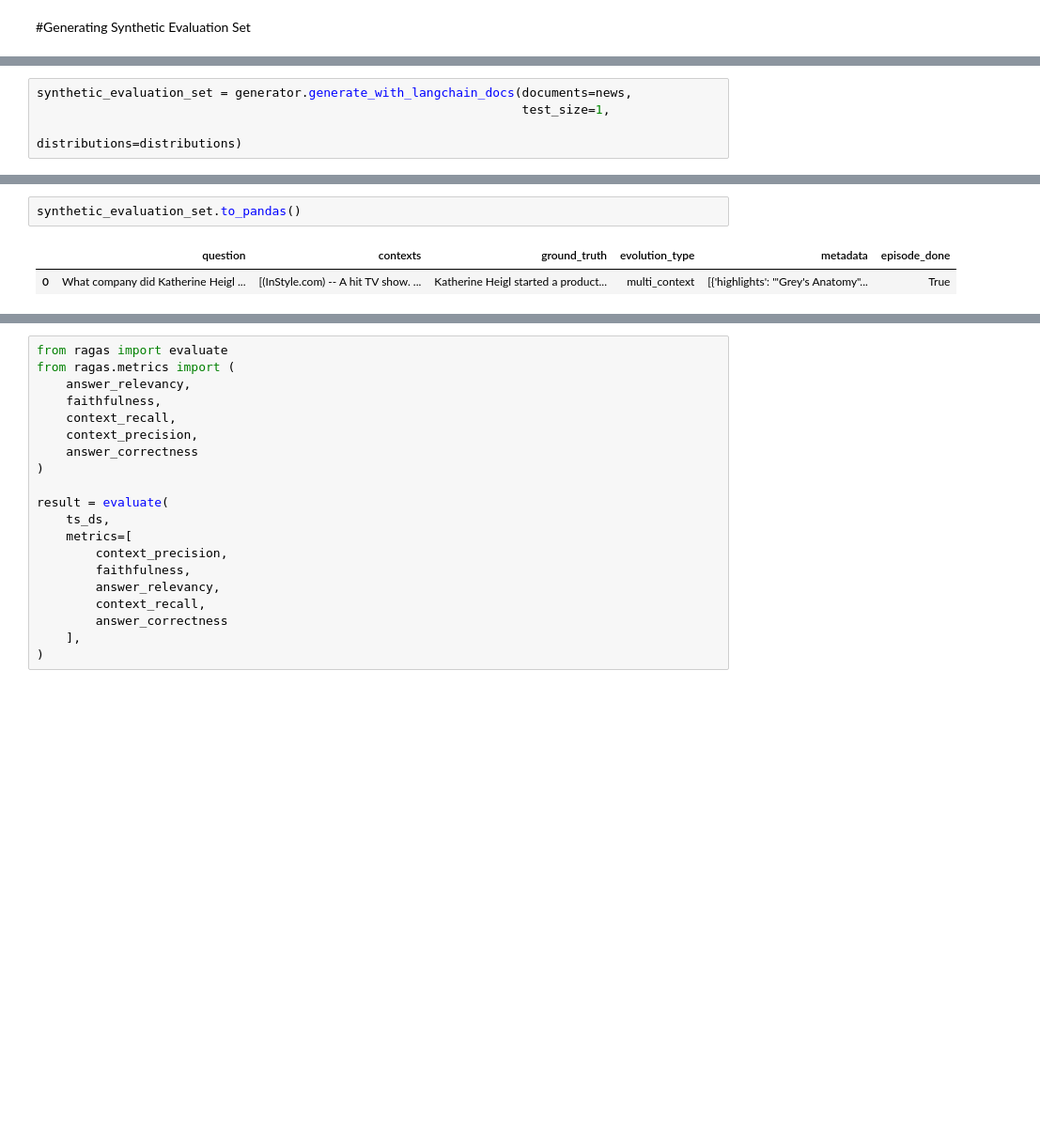
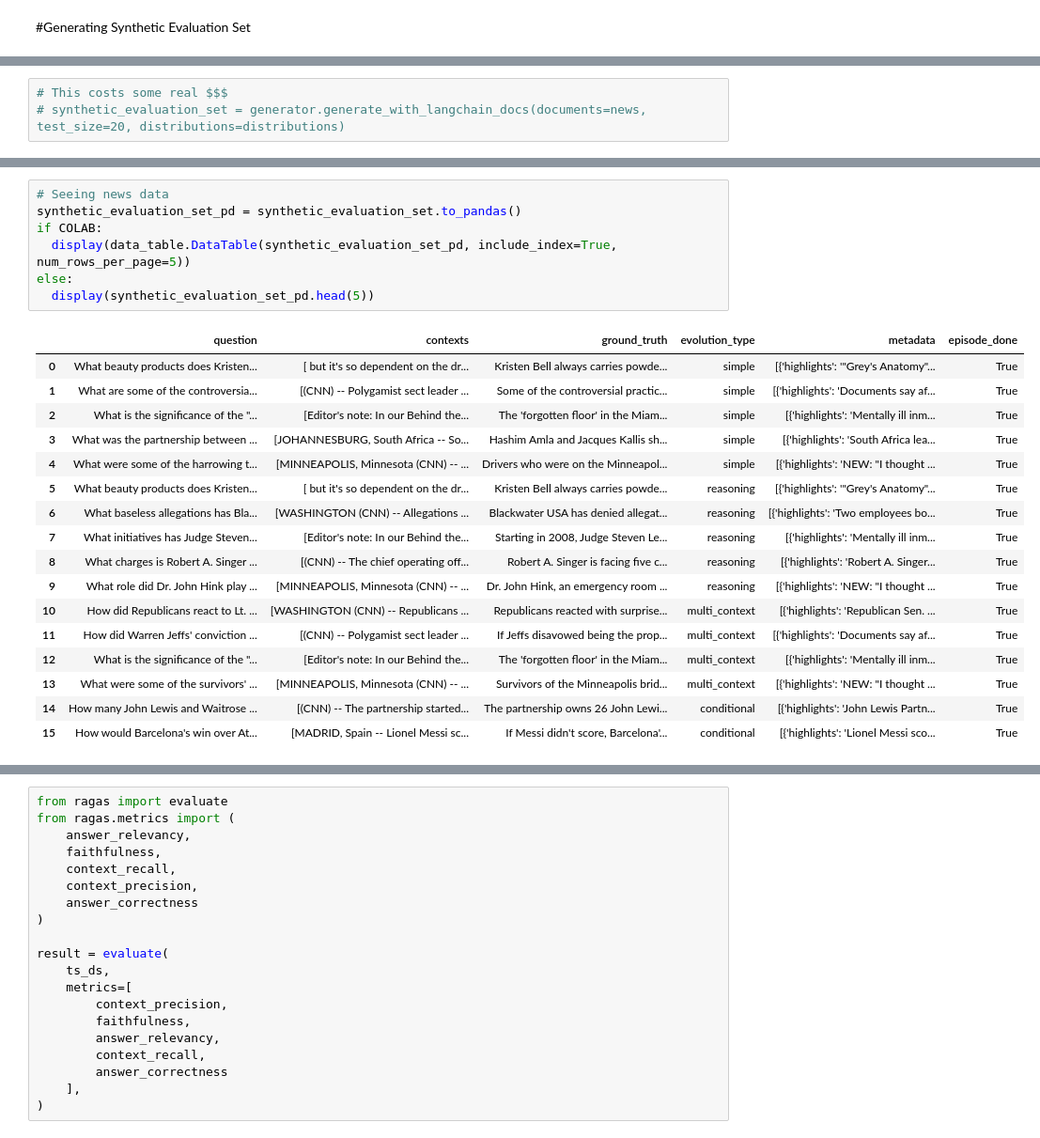
Before and after one commit to gox6/colab-demos, a Jupyter notebook: rags/evaluate-rags-rigorously-or-perish.ipynb, the cells around one changed output, grey strips where cells are left out. Shown at 94% size. Drawn from its saved outputs; the diff is of its cells as text; blank space fills up the shorter version.

```diff
--- a/rags/evaluate-rags-rigorously-or-perish.ipynb
+++ b/rags/evaluate-rags-rigorously-or-perish.ipynb
@@ -201,4 +168,3 @@ generate_with_langchain_docs(documents: 't.Sequence[LCDocument]', test_size: 'in
 # %%
-synthetic_evaluation_set = generator.generate_with_langchain_docs(documents=news,
-                                                                  test_size=1,
-                                                                  distributions=distributions)
+# This costs some real $$$
+# synthetic_evaluation_set = generator.generate_with_langchain_docs(documents=news, test_size=20, distributions=distributions)
@@ -207,5 +171,25 @@ WARNING:ragas.testset.docstore:Filename and doc_id are the same for all nodes.
-# %%
-synthetic_evaluation_set.to_pandas()
-# %% [output]
-|  | question | contexts | ground_truth | evolution_type | metadata | episode_done |
-| 0 | What company did Katherine Heigl ... | [(InStyle.com) -- A hit TV show. ... | Katherine Heigl started a product... | multi_context | [{'highlights': '"Grey's Anatomy"... | True |
+# %%
+# Seeing news data
+synthetic_evaluation_set_pd = synthetic_evaluation_set.to_pandas()
+if COLAB:
+  display(data_table.DataTable(synthetic_evaluation_set_pd, include_index=True, num_rows_per_page=5))
+else:
+  display(synthetic_evaluation_set_pd.head(5))
+# %% [output]
+|  | question | contexts | ground_truth | evolution_type | metadata | episode_done |
+| 0 | What beauty products does Kristen... | [ but it's so dependent on the dr... | Kristen Bell always carries powde... | simple | [{'highlights': '"Grey's Anatomy"... | True |
+| 1 | What are some of the controversia... | [(CNN) -- Polygamist sect leader ... | Some of the controversial practic... | simple | [{'highlights': 'Documents say af... | True |
+| 2 | What is the significance of the "... | [Editor's note: In our Behind the... | The 'forgotten floor' in the Miam... | simple | [{'highlights': 'Mentally ill inm... | True |
+| 3 | What was the partnership between ... | [JOHANNESBURG, South Africa -- So... | Hashim Amla and Jacques Kallis sh... | simple | [{'highlights': 'South Africa lea... | True |
+| 4 | What were some of the harrowing t... | [MINNEAPOLIS, Minnesota (CNN) -- ... | Drivers who were on the Minneapol... | simple | [{'highlights': 'NEW: "I thought ... | True |
+| 5 | What beauty products does Kristen... | [ but it's so dependent on the dr... | Kristen Bell always carries powde... | reasoning | [{'highlights': '"Grey's Anatomy"... | True |
+| 6 | What baseless allegations has Bla... | [WASHINGTON (CNN) -- Allegations ... | Blackwater USA has denied allegat... | reasoning | [{'highlights': 'Two employees bo... | True |
+| 7 | What initiatives has Judge Steven... | [Editor's note: In our Behind the... | Starting in 2008, Judge Steven Le... | reasoning | [{'highlights': 'Mentally ill inm... | True |
+| 8 | What charges is Robert A. Singer ... | [(CNN) -- The chief operating off... | Robert A. Singer is facing five c... | reasoning | [{'highlights': 'Robert A. Singer... | True |
+| 9 | What role did Dr. John Hink play ... | [MINNEAPOLIS, Minnesota (CNN) -- ... | Dr. John Hink, an emergency room ... | reasoning | [{'highlights': 'NEW: "I thought ... | True |
+| 10 | How did Republicans react to Lt. ... | [WASHINGTON (CNN) -- Republicans ... | Republicans reacted with surprise... | multi_context | [{'highlights': 'Republican Sen. ... | True |
+| 11 | How did Warren Jeffs' conviction ... | [(CNN) -- Polygamist sect leader ... | If Jeffs disavowed being the prop... | multi_context | [{'highlights': 'Documents say af... | True |
+| 12 | What is the significance of the "... | [Editor's note: In our Behind the... | The 'forgotten floor' in the Miam... | multi_context | [{'highlights': 'Mentally ill inm... | True |
+| 13 | What were some of the survivors' ... | [MINNEAPOLIS, Minnesota (CNN) -- ... | Survivors of the Minneapolis brid... | multi_context | [{'highlights': 'NEW: "I thought ... | True |
+| 14 | How many John Lewis and Waitrose ... | [(CNN) -- The partnership started... | The partnership owns 26 John Lewi... | conditional | [{'highlights': 'John Lewis Partn... | True |
+| 15 | How would Barcelona's win over At... | [MADRID, Spain -- Lionel Messi sc... | If Messi didn't score, Barcelona'... | conditional | [{'highlights': 'Lionel Messi sco... | True |
```
Also changed, not shown: parts of 17 cells of this notebook.
